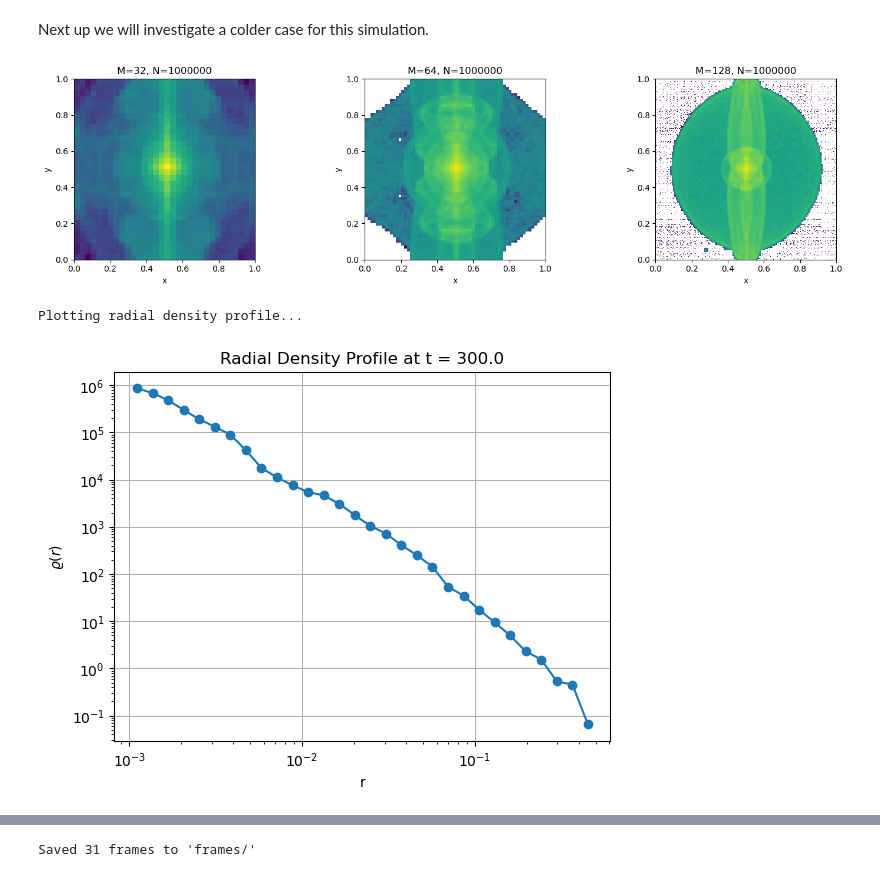
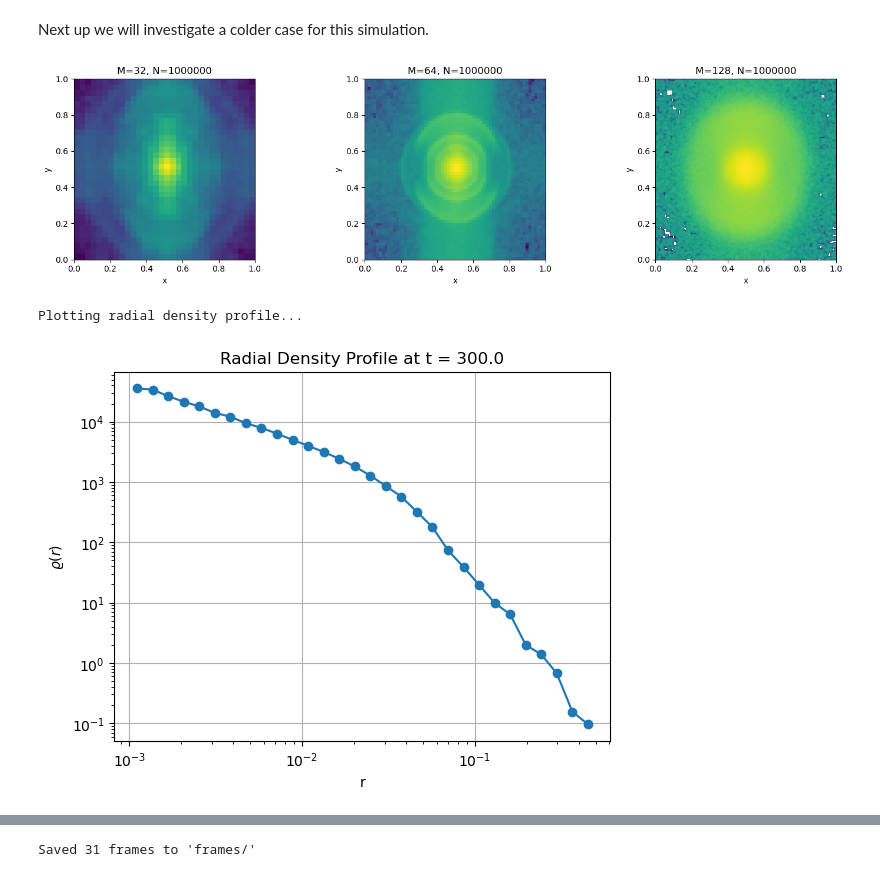
Before and after one commit to ShannonS00/Computational-Astrophysics, a Jupyter notebook: Worksheet_10/Worksheet_10_G22.ipynb, the cells around one changed output, grey strips where cells are left out. Cells and saved outputs as stored; diff of their text form; code cells hidden in the pictures.

```diff
--- a/Worksheet_10/Worksheet_10_G22.ipynb
+++ b/Worksheet_10/Worksheet_10_G22.ipynb
@@ -574,8 +611,8 @@ make_gif_from_frames(frame_folder="frames_64", gif_name="density_evolution.gif",
 # %% [markdown]
 Next up we will investigate a colder case for this simulation.
 # %%
-run_and_plot(sigma_p_factor=1e-7)  # colder
+run_and_plot(sigma_p_factor=1e-3)  # hotter
 # %% [output]
-[figure, old version]
+[figure, new version]
 Plotting radial density profile...
-[figure, old version]
+[figure, new version]
```
Also changed, not shown: parts of 11 cells of this notebook.
